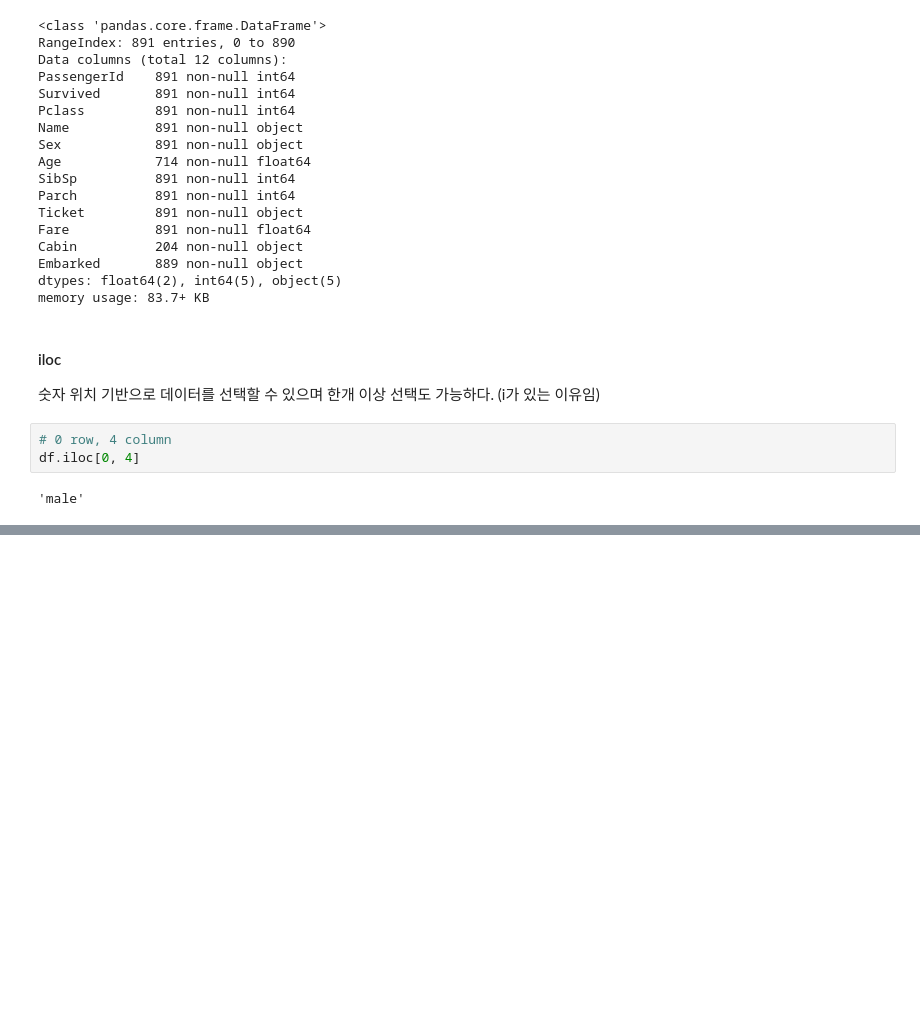
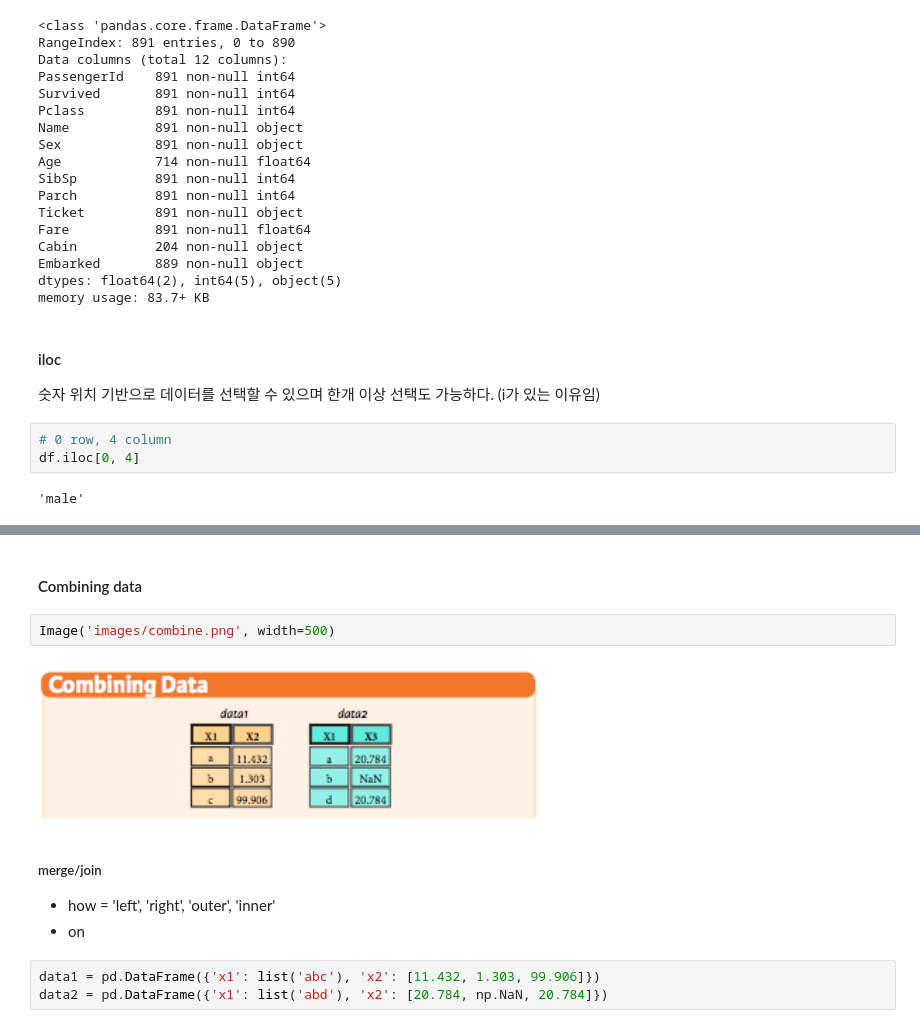
Before and after one commit to scalefreeus/peanuts, a Jupyter notebook: notebooks/data/pandas_cheat_sheet.ipynb, the cells around one changed output, grey strips where cells are left out. Cells and saved outputs as stored; diff of their text form; blank space fills up the shorter version.

```diff
--- a/notebooks/data/pandas_cheat_sheet.ipynb
+++ b/notebooks/data/pandas_cheat_sheet.ipynb
@@ -215,0 +551,13 @@ df.iloc[0, 4]
+# %% [markdown]
+#### Combining data
+# %%
+Image('images/combine.png', width=500)
+# %% [output]
+[figure, added]
+# %% [markdown]
+##### merge/join
+- how = 'left', 'right', 'outer', 'inner'
+- on
+# %%
+data1 = pd.DataFrame({'x1': list('abc'), 'x2': [11.432, 1.303, 99.906]})
+data2 = pd.DataFrame({'x1': list('abd'), 'x2': [20.784, np.NaN, 20.784]})
```
Also changed, not shown: parts of 69 cells of this notebook.
